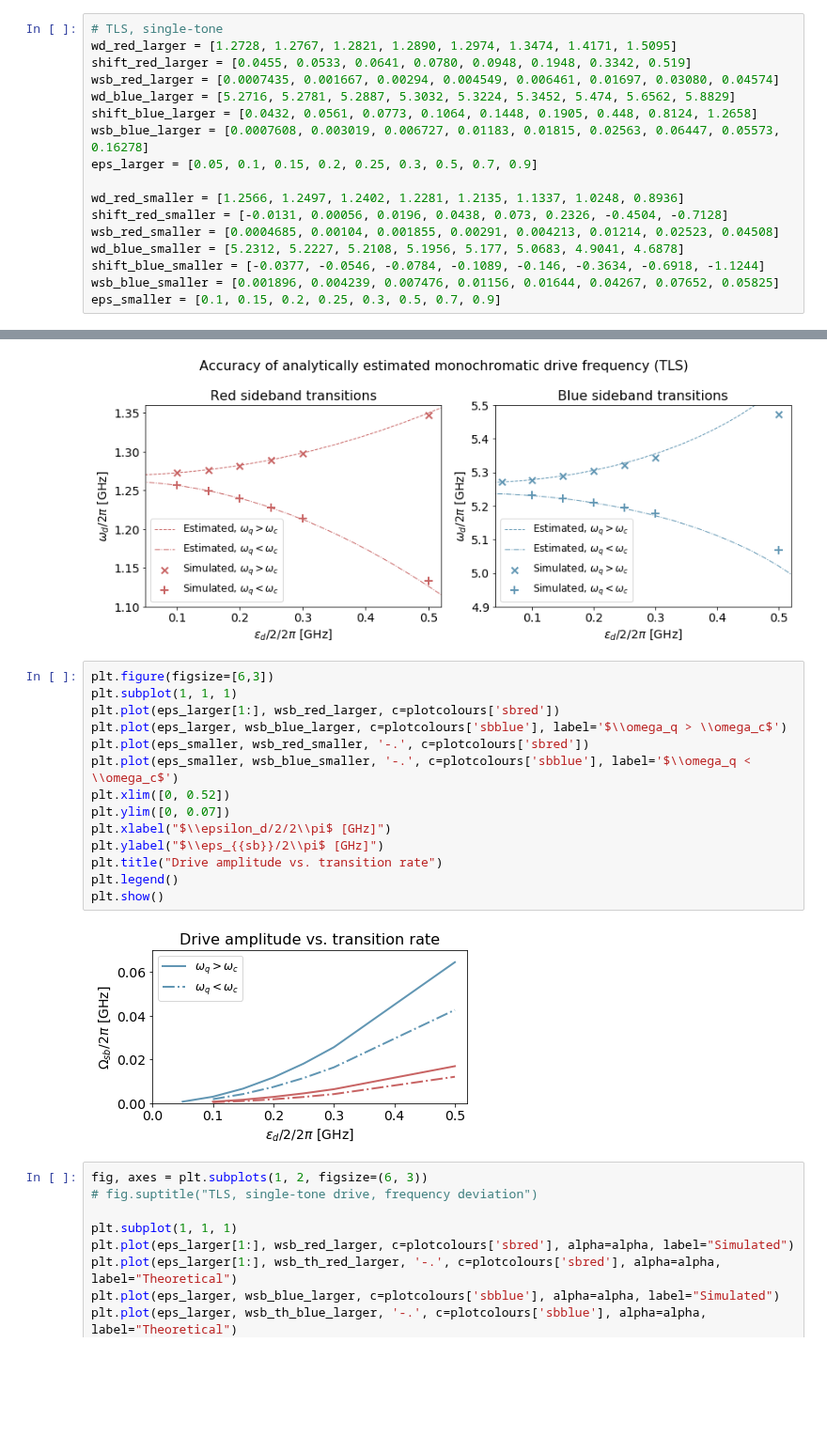
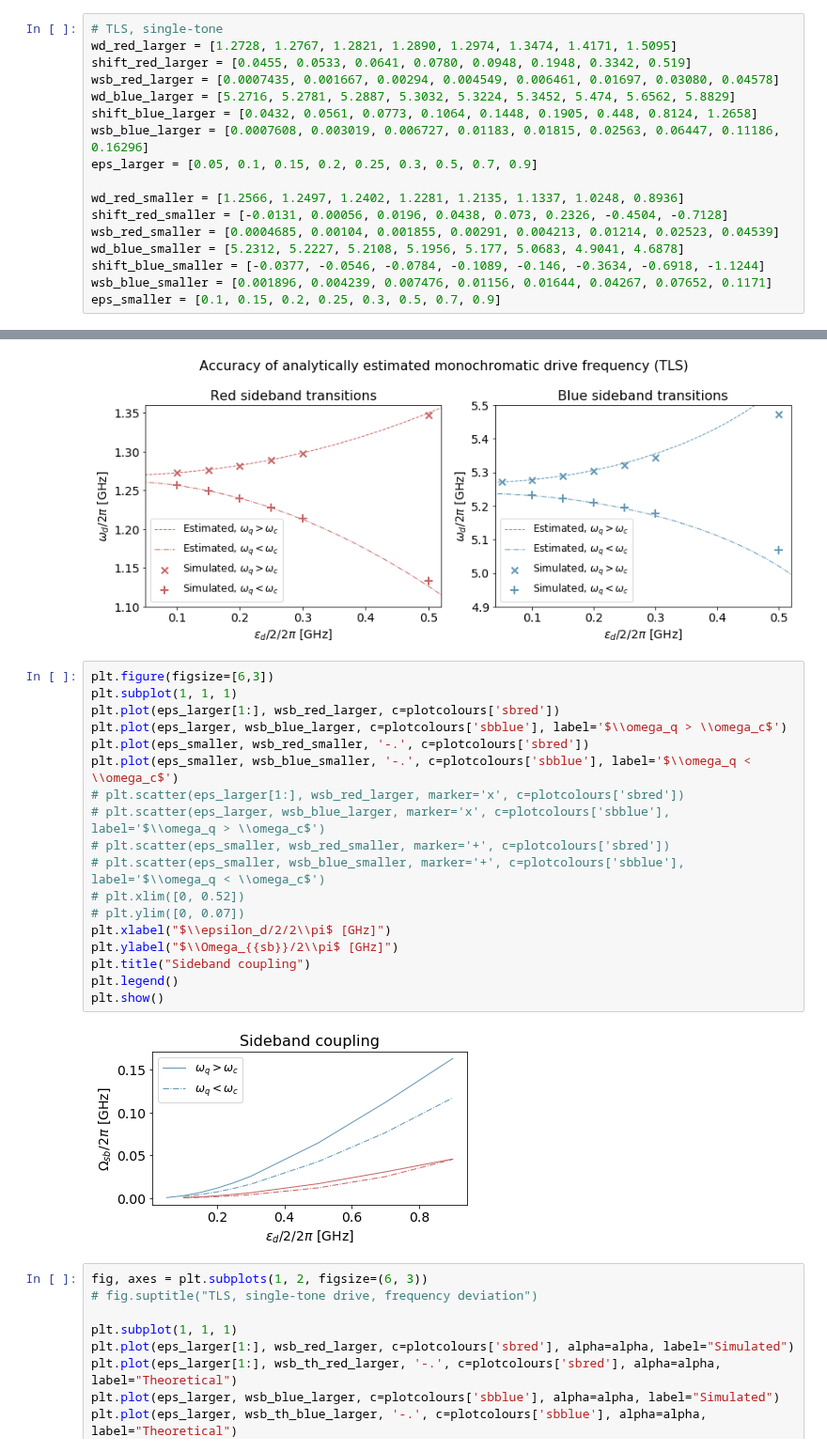
Before and after one commit to wouterkesselsap/thesis, a Jupyter notebook: overview_TLS_single.ipynb, the cells around one changed output, grey strips where cells are left out. Shown at 94% size. Drawn from its saved outputs; the diff is of its cells as text; blank space fills up the shorter version.

```diff
--- a/overview_TLS_single.ipynb
+++ b/overview_TLS_single.ipynb
@@ -12,18 +12,18 @@ import matplotlib.pyplot as plt
 # TLS, single-tone
 wd_red_larger = [1.2728, 1.2767, 1.2821, 1.2890, 1.2974, 1.3474, 1.4171, 1.5095]
 shift_red_larger = [0.0455, 0.0533, 0.0641, 0.0780, 0.0948, 0.1948, 0.3342, 0.519]
-wsb_red_larger = [0.0007435, 0.001667, 0.00294, 0.004549, 0.006461, 0.01697, 0.03080, 0.04574]
+wsb_red_larger = [0.0007435, 0.001667, 0.00294, 0.004549, 0.006461, 0.01697, 0.03080, 0.04578]
 wd_blue_larger = [5.2716, 5.2781, 5.2887, 5.3032, 5.3224, 5.3452, 5.474, 5.6562, 5.8829]
 shift_blue_larger = [0.0432, 0.0561, 0.0773, 0.1064, 0.1448, 0.1905, 0.448, 0.8124, 1.2658]
-wsb_blue_larger = [0.0007608, 0.003019, 0.006727, 0.01183, 0.01815, 0.02563, 0.06447, 0.05573, 0.16278]
+wsb_blue_larger = [0.0007608, 0.003019, 0.006727, 0.01183, 0.01815, 0.02563, 0.06447, 0.11186, 0.16296]
 eps_larger = [0.05, 0.1, 0.15, 0.2, 0.25, 0.3, 0.5, 0.7, 0.9]
 
 wd_red_smaller = [1.2566, 1.2497, 1.2402, 1.2281, 1.2135, 1.1337, 1.0248, 0.8936]
 shift_red_smaller = [-0.0131, 0.00056, 0.0196, 0.0438, 0.073, 0.2326, -0.4504, -0.7128]
-wsb_red_smaller = [0.0004685, 0.00104, 0.001855, 0.00291, 0.004213, 0.01214, 0.02523, 0.04508]
+wsb_red_smaller = [0.0004685, 0.00104, 0.001855, 0.00291, 0.004213, 0.01214, 0.02523, 0.04539]
 wd_blue_smaller = [5.2312, 5.2227, 5.2108, 5.1956, 5.177, 5.0683, 4.9041, 4.6878]
 shift_blue_smaller = [-0.0377, -0.0546, -0.0784, -0.1089, -0.146, -0.3634, -0.6918, -1.1244]
-wsb_blue_smaller = [0.001896, 0.004239, 0.007476, 0.01156, 0.01644, 0.04267, 0.07652, 0.05825]
+wsb_blue_smaller = [0.001896, 0.004239, 0.007476, 0.01156, 0.01644, 0.04267, 0.07652, 0.1171]
 eps_smaller = [0.1, 0.15, 0.2, 0.25, 0.3, 0.5, 0.7, 0.9]
 # %%
 b, a, nq, nc = ops(2, 10)
@@ -84,19 +84,23 @@ plt.show()
 # %%
 plt.figure(figsize=[6,3])
 plt.subplot(1, 1, 1)
 plt.plot(eps_larger[1:], wsb_red_larger, c=plotcolours['sbred'])
 plt.plot(eps_larger, wsb_blue_larger, c=plotcolours['sbblue'], label='$\\omega_q > \\omega_c$')
 plt.plot(eps_smaller, wsb_red_smaller, '-.', c=plotcolours['sbred'])
 plt.plot(eps_smaller, wsb_blue_smaller, '-.', c=plotcolours['sbblue'], label='$\\omega_q < \\omega_c$')
-plt.xlim([0, 0.52])
-plt.ylim([0, 0.07])
+# plt.scatter(eps_larger[1:], wsb_red_larger, marker='x', c=plotcolours['sbred'])
+# plt.scatter(eps_larger, wsb_blue_larger, marker='x', c=plotcolours['sbblue'], label='$\\omega_q > \\omega_c$')
+# plt.scatter(eps_smaller, wsb_red_smaller, marker='+', c=plotcolours['sbred'])
+# plt.scatter(eps_smaller, wsb_blue_smaller, marker='+', c=plotcolours['sbblue'], label='$\\omega_q < \\omega_c$')
+# plt.xlim([0, 0.52])
+# plt.ylim([0, 0.07])
 plt.xlabel("$\\epsilon_d/2/2\\pi$ [GHz]")
-plt.ylabel("$\\eps_{{sb}}/2\\pi$ [GHz]")
-plt.title("Drive amplitude vs. transition rate")
+plt.ylabel("$\\Omega_{{sb}}/2\\pi$ [GHz]")
+plt.title("Sideband coupling")
 plt.legend()
 plt.show()
 # %% [output]
-[figure, old version]
+[figure, new version]
 # %%
 fig, axes = plt.subplots(1, 2, figsize=(6, 3))
 # fig.suptitle("TLS, single-tone drive, frequency deviation")
```
